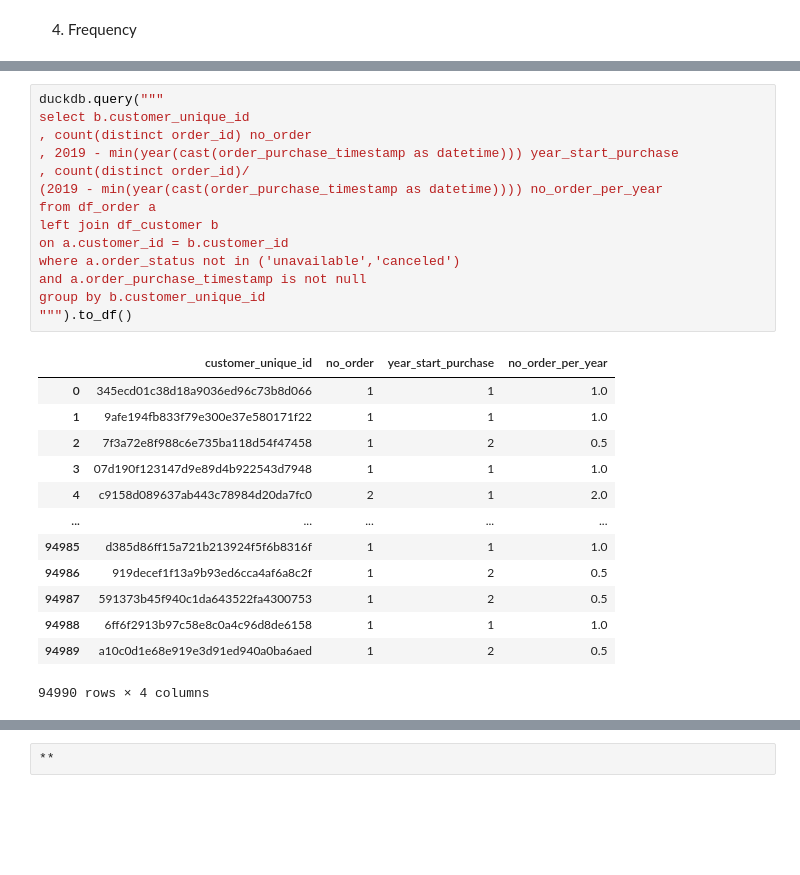
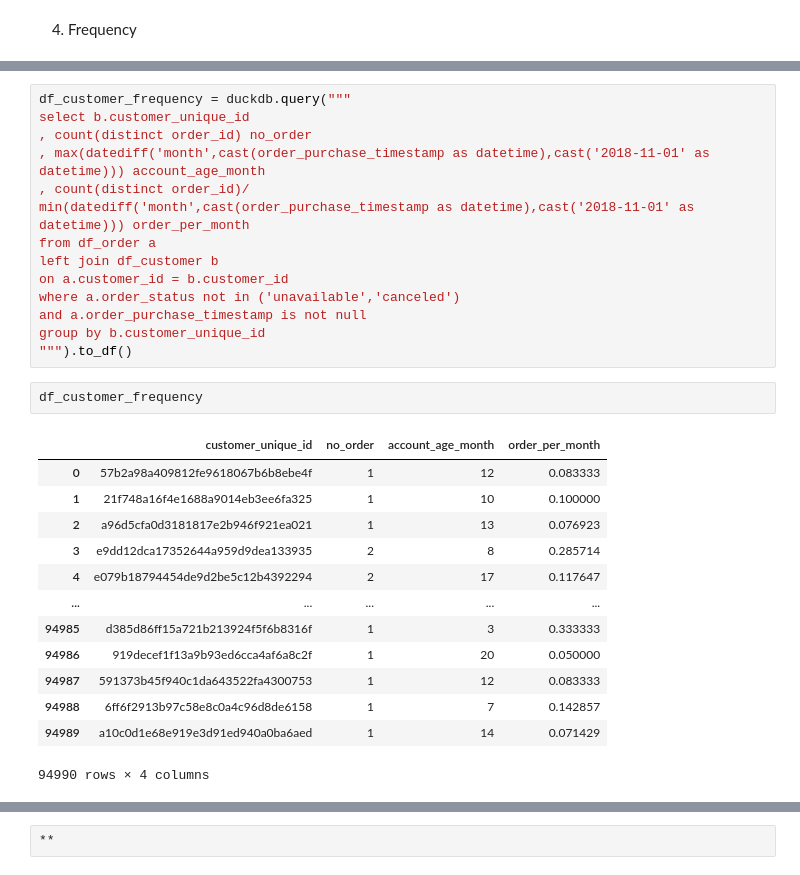
Before and after one commit to peerapat-t/Full-customer-funnel-and-machine-learing, a Jupyter notebook: 02. customer segmentation.ipynb, the cells around one changed output, grey strips where cells are left out. Cells and saved outputs as stored; diff of their text form; blank space fills up the shorter version.

```diff
--- a/02. customer segmentation.ipynb
+++ b/02. customer segmentation.ipynb
@@ -116,10 +400,10 @@ df_customer_address
 # %%
-duckdb.query("""
+df_customer_frequency = duckdb.query("""
 select b.customer_unique_id
 , count(distinct order_id) no_order
-, 2019 - min(year(cast(order_purchase_timestamp as datetime))) year_start_purchase
+, max(datediff('month',cast(order_purchase_timestamp as datetime),cast('2018-11-01' as datetime))) account_age_month
 , count(distinct order_id)/
-(2019 - min(year(cast(order_purchase_timestamp as datetime)))) no_order_per_year
+min(datediff('month',cast(order_purchase_timestamp as datetime),cast('2018-11-01' as datetime))) order_per_month
 from df_order a
 left join df_customer b
 on a.customer_id = b.customer_id
@@ -127,17 +411,19 @@ where a.order_status not in ('unavailable','canceled')
 and a.order_purchase_timestamp is not null
 group by b.customer_unique_id
 """).to_df()
-# %% [output]
-|  | customer_unique_id | no_order | year_start_purchase | no_order_per_year |
-| 0 | 345ecd01c38d18a9036ed96c73b8d066 | 1 | 1 | 1.0 |
-| 1 | 9afe194fb833f79e300e37e580171f22 | 1 | 1 | 1.0 |
-| 2 | 7f3a72e8f988c6e735ba118d54f47458 | 1 | 2 | 0.5 |
-| 3 | 07d190f123147d9e89d4b922543d7948 | 1 | 1 | 1.0 |
-| 4 | c9158d089637ab443c78984d20da7fc0 | 2 | 1 | 2.0 |
-| ... | ... | ... | ... | ... |
-| 94985 | d385d86ff15a721b213924f5f6b8316f | 1 | 1 | 1.0 |
-| 94986 | 919decef1f13a9b93ed6cca4af6a8c2f | 1 | 2 | 0.5 |
-| 94987 | 591373b45f940c1da643522fa4300753 | 1 | 2 | 0.5 |
-| 94988 | 6ff6f2913b97c58e8c0a4c96d8de6158 | 1 | 1 | 1.0 |
-| 94989 | a10c0d1e68e919e3d91ed940a0ba6aed | 1 | 2 | 0.5 |
-94990 rows × 4 columns
+# %%
+df_customer_frequency
+# %% [output]
+|  | customer_unique_id | no_order | account_age_month | order_per_month |
+| 0 | 57b2a98a409812fe9618067b6b8ebe4f | 1 | 12 | 0.083333 |
+| 1 | 21f748a16f4e1688a9014eb3ee6fa325 | 1 | 10 | 0.100000 |
+| 2 | a96d5cfa0d3181817e2b946f921ea021 | 1 | 13 | 0.076923 |
+| 3 | e9dd12dca17352644a959d9dea133935 | 2 | 8 | 0.285714 |
+| 4 | e079b18794454de9d2be5c12b4392294 | 2 | 17 | 0.117647 |
+| ... | ... | ... | ... | ... |
+| 94985 | d385d86ff15a721b213924f5f6b8316f | 1 | 3 | 0.333333 |
+| 94986 | 919decef1f13a9b93ed6cca4af6a8c2f | 1 | 20 | 0.050000 |
+| 94987 | 591373b45f940c1da643522fa4300753 | 1 | 12 | 0.083333 |
+| 94988 | 6ff6f2913b97c58e8c0a4c96d8de6158 | 1 | 7 | 0.142857 |
+| 94989 | a10c0d1e68e919e3d91ed940a0ba6aed | 1 | 14 | 0.071429 |
+94990 rows × 4 columns
```
Also changed, not shown: parts of 54 cells of this notebook, 1 other file.
